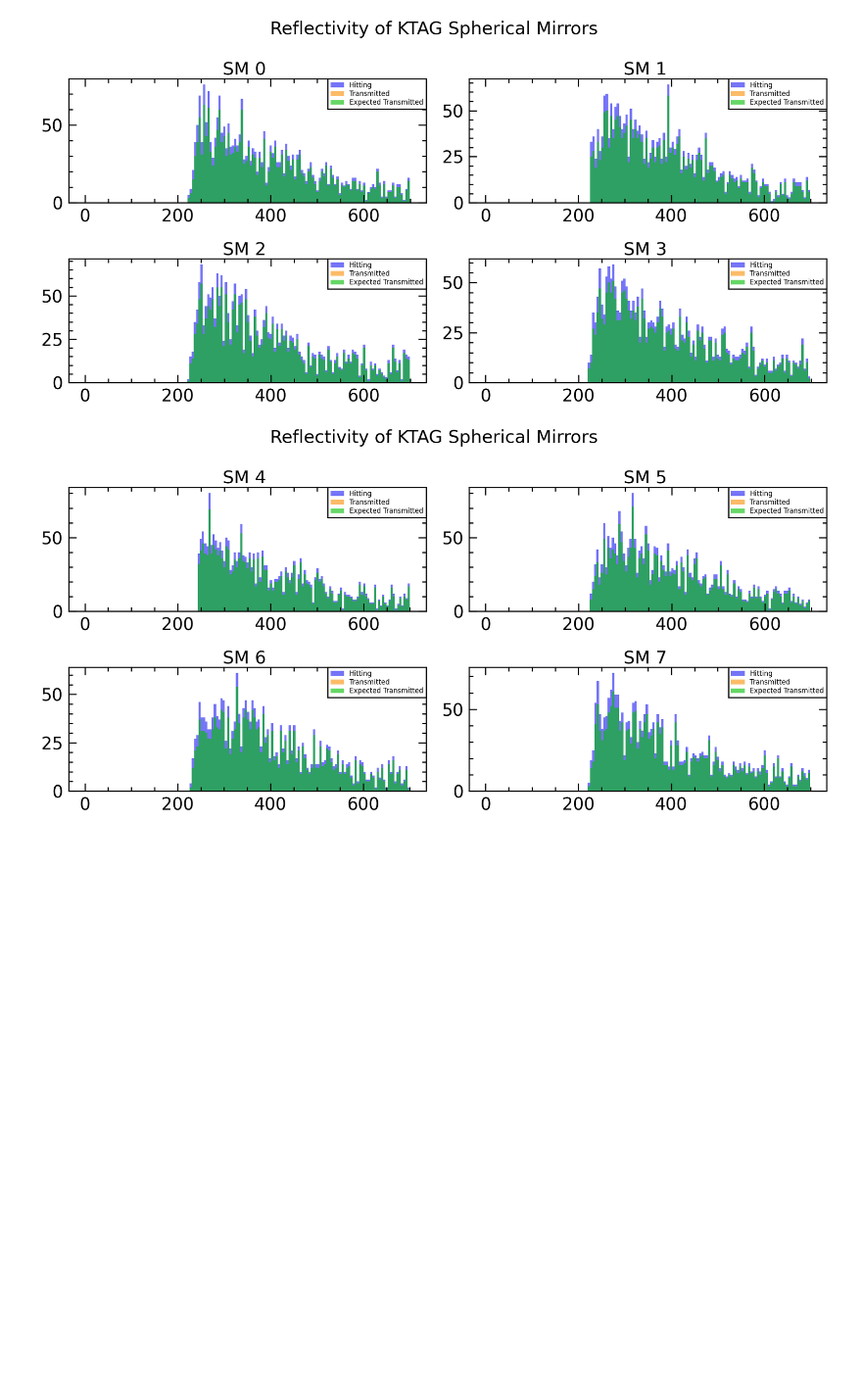
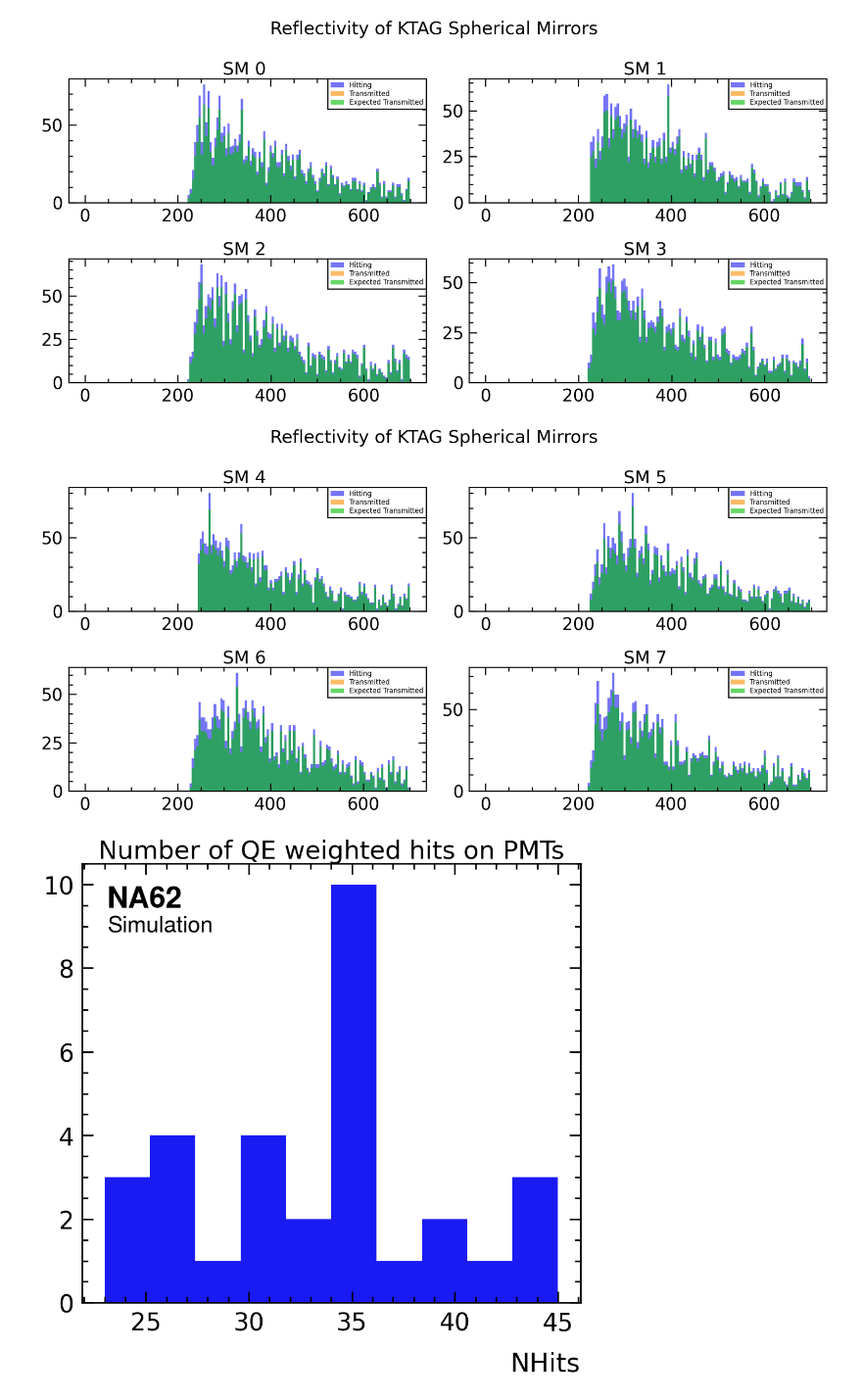
Before and after one commit to SandersJack/NA62_CEDARH_Handbook, a Jupyter notebook: CEDAR_Handbook.ipynb, the cells around one changed output. Shown at 98% size. Cells and saved outputs as stored; diff of their text form; code cells hidden in the pictures; blank space fills up the shorter version.

```diff
--- a/CEDAR_Handbook.ipynb
+++ b/CEDAR_Handbook.ipynb
@@ -68,6 +66,8 @@ QW_Trans = [ [] for i in range(8)]
 SM_hit = [ [] for i in range(8)]
 SM_Trans = [ [] for i in range(8)]
 
+n_hits_ = []
+
 for t in range(len(events)):
     max_ = 0
     min_ = 9999999
@@ -96,6 +96,8 @@ for t in range(len(events)):
     mang_L = 0
     mang_p = 0
 
+    pmt_no = []
+
     print(t)
     print("Events: " + str(int(events[t][0][5])+1))
 
@@ -112,6 +114,9 @@ for t in range(len(events)):
         finvol = str(events[t][i][13])
         waves.append(ELConvert(e*1e6)*1e3)
         #print(events[t][i][13])
+
+        if "CedarPMTCathode" in prevol and "CedarPMT" in finvol:
+            pmt_no.append([int(finvol[-3:]),ELConvert(e*1e6)*1e3])
 
         if "CedarOctant" in prevol and "CedarSphericalMirror" in finvol:
             SM_hit[int(finvol[-1])-1].append(ELConvert(e*1e6)*1e3)
@@ -263,6 +268,26 @@ for t in range(len(events)):
         print("Production: Min z position = {} and Max z position {}".format(min_,max_))
         print("Production: Total number of cherenkov photons = {}".format(count))
         print("Production: Number of cherenkov photons per m = {}".format(count/diff))
+
+    ### Compute NHits after QE
+    n_hits = 0
+    for d in range(len(pmt_no)):
+        PlaceID = pmt_no[d][0] % 100
+        iPMType = Cpm.CedarPMTQE.kPMT_R9880U_110
+        if(PlaceID == 22 or PlaceID == 27 or PlaceID == 32 or PlaceID == 38 or PlaceID == 41
+       or PlaceID == 48 or PlaceID == 51 or PlaceID == 59 or PlaceID == 52 or PlaceID == 58
+       or PlaceID == 61 or PlaceID == 68 or PlaceID == 72 or PlaceID == 78 or PlaceID == 82
+       or PlaceID == 87):
+            iPMType = Cpm.CedarPMTQE.kPMT_R7400U_03
+
+        if random.random() > CEDARH.GetCedarQE(iPMType,pmt_no[d][1]):
+            continue
+        n_hits += 1
+    n_hits_.append(n_hits)
+    print("Number of QE weighted hits on PMTs = {}".format(n_hits))
+
+
+
 if (verbose_level == 1):
     print("###################################")
     print("##############Avg##################")
@@ -515,3 +540,12 @@ for p in range(4,8):
 plt.show()
 # %% [output]
 [figure]
+# %%
+fig06, ax06 = plt.subplots(1, 1, figsize=(10, 10))
+ax06.hist(n_hits_)
+ax06.set_title("Number of QE weighted hits on PMTs")
+ax06.set_xlabel("NHits")
+hep.na62.text("Simulation")
+plt.show()
+# %% [output]
+[figure, added]
```
Also changed, not shown: parts of 3 cells of this notebook.
